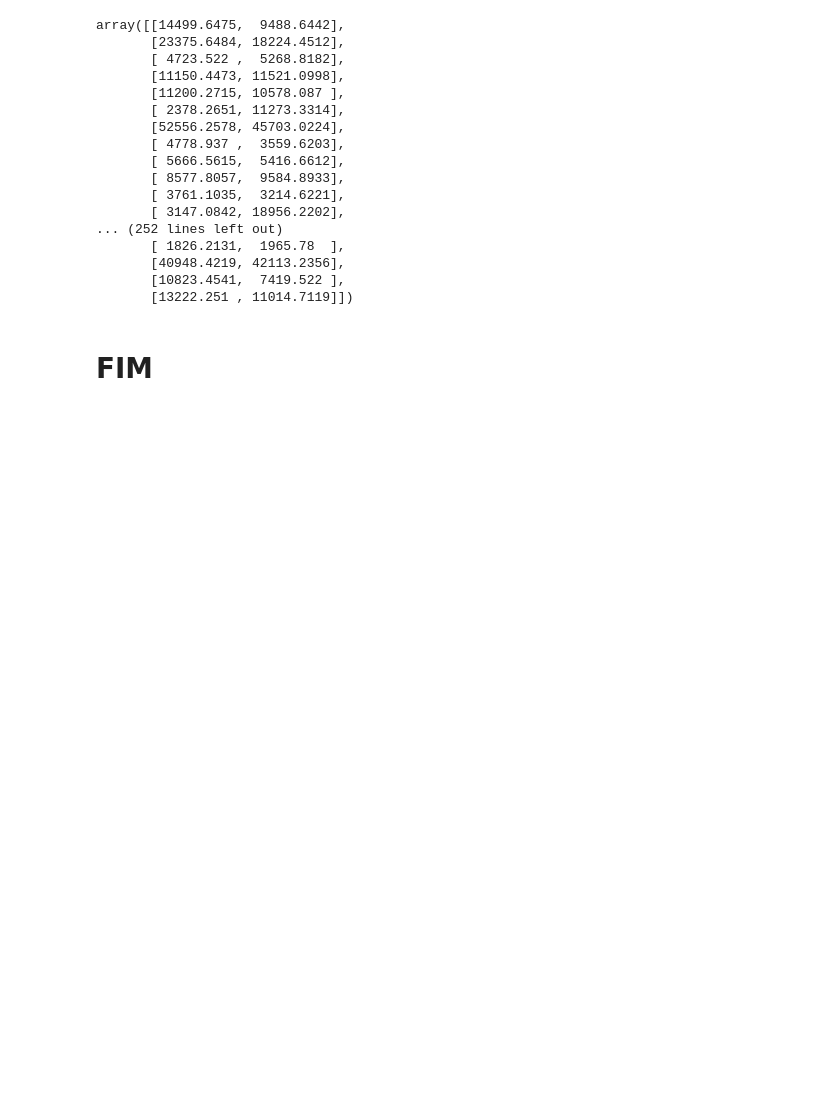
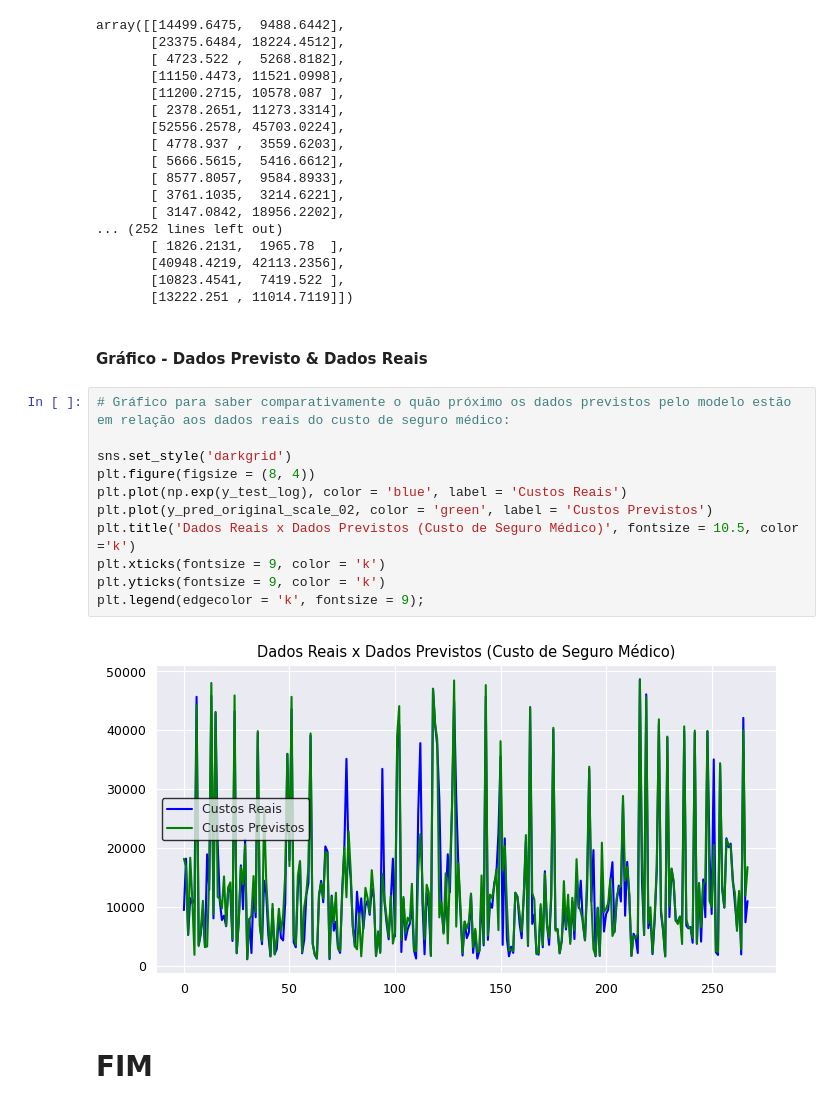
Before and after one commit to jv-mendes07/previsao_custo_seguro_medico, a Jupyter notebook: previsão_de_custo_do_seguro_médico_(projeto_de_regressão).ipynb, the cells around one changed output. Cells and saved outputs as stored; diff of their text form; blank space fills up the shorter version.

```diff
--- a/previsão_de_custo_do_seguro_médico_(projeto_de_regressão).ipynb
+++ b/previsão_de_custo_do_seguro_médico_(projeto_de_regressão).ipynb
@@ -843,5 +843,20 @@ array([[14499.6475,  9488.6442],
        [40948.4219, 42113.2356],
        [10823.4541,  7419.522 ],
        [13222.251 , 11014.7119]])
+# %% [markdown]
+#### Gráfico - Dados Previsto & Dados Reais
+# %%
+# Gráfico para saber comparativamente o quão próximo os dados previstos pelo modelo estão em relação aos dados reais do custo de seguro médico:
+
+sns.set_style('darkgrid')
+plt.figure(figsize = (8, 4))
+plt.plot(np.exp(y_test_log), color = 'blue', label = 'Custos Reais')
+plt.plot(y_pred_original_scale_02, color = 'green', label = 'Custos Previstos')
+plt.title('Dados Reais x Dados Previstos (Custo de Seguro Médico)', fontsize = 10.5, color ='k')
+plt.xticks(fontsize = 9, color = 'k')
+plt.yticks(fontsize = 9, color = 'k')
+plt.legend(edgecolor = 'k', fontsize = 9);
+# %% [output]
+[figure, added]
 # %% [markdown]
 # FIM
```
Also changed, not shown: parts of 9 cells of this notebook.
